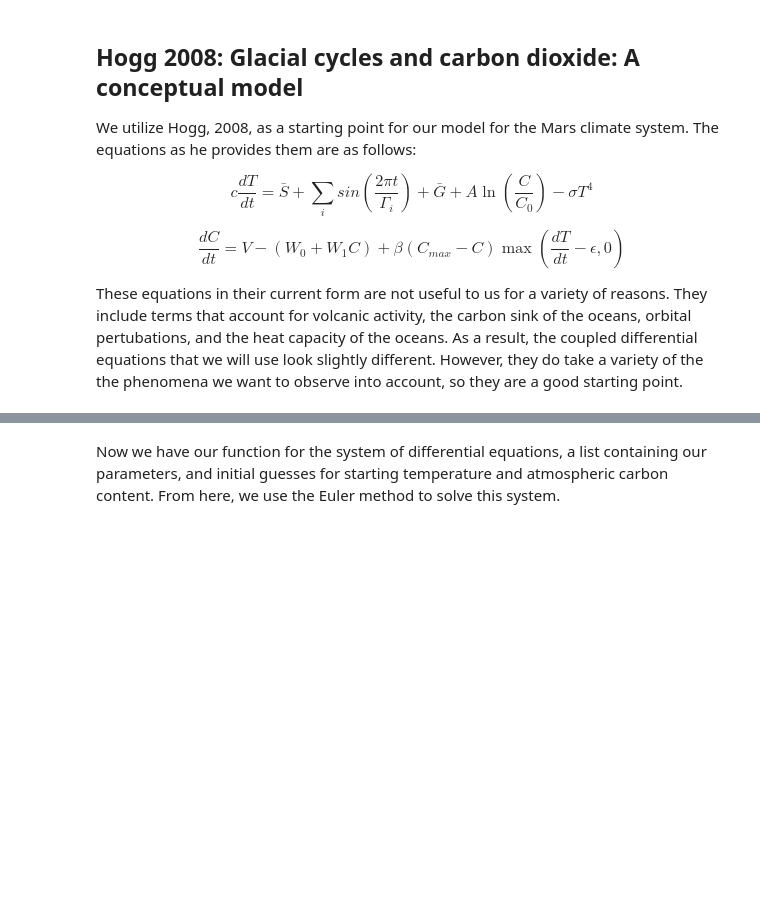
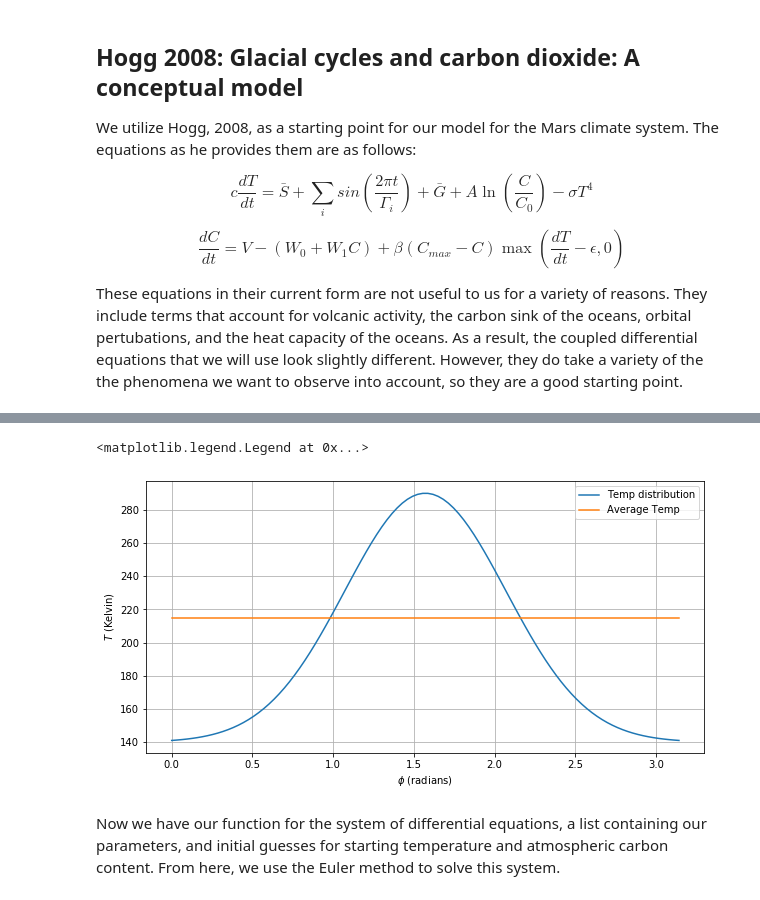
Before and after one commit to morganwb/Mars_Thermal_Project, a Jupyter notebook: Thermal_Notebook.ipynb, the cells around one changed output, grey strips where cells are left out. Cells and saved outputs as stored; diff of their text form; code cells hidden in the pictures; blank space fills up the shorter version.

Commit message:
Added details about temperature distribution across latitudes

```diff
--- a/Thermal_Notebook.ipynb
+++ b/Thermal_Notebook.ipynb
@@ -51 +61,18 @@ These two equations are enough for us to solve the system.
+# %%
+%matplotlib inline
+import matplotlib.pyplot as plt
+import numpy as np
+plt.rcParams["figure.figsize"] = (10,5)
+
+latitude = np.linspace(0,np.pi,100)
+temperature = 150*np.exp(-2*(latitude - (np.pi/2))**2)+140
+plt.xlabel('$\phi$ (radians)')
+plt.ylabel('$T$ (Kelvin)')
+plt.grid()
+plt.plot(latitude,temperature,label='Temp distribution')
+plt.plot(latitude,np.linspace(215,215,100), label='Average Temp')
+plt.legend()
+# %% [output]
+<matplotlib.legend.Legend at 0x...>
+[figure, added]
 # %%
```
Also changed, not shown: parts of 7 cells of this notebook.
